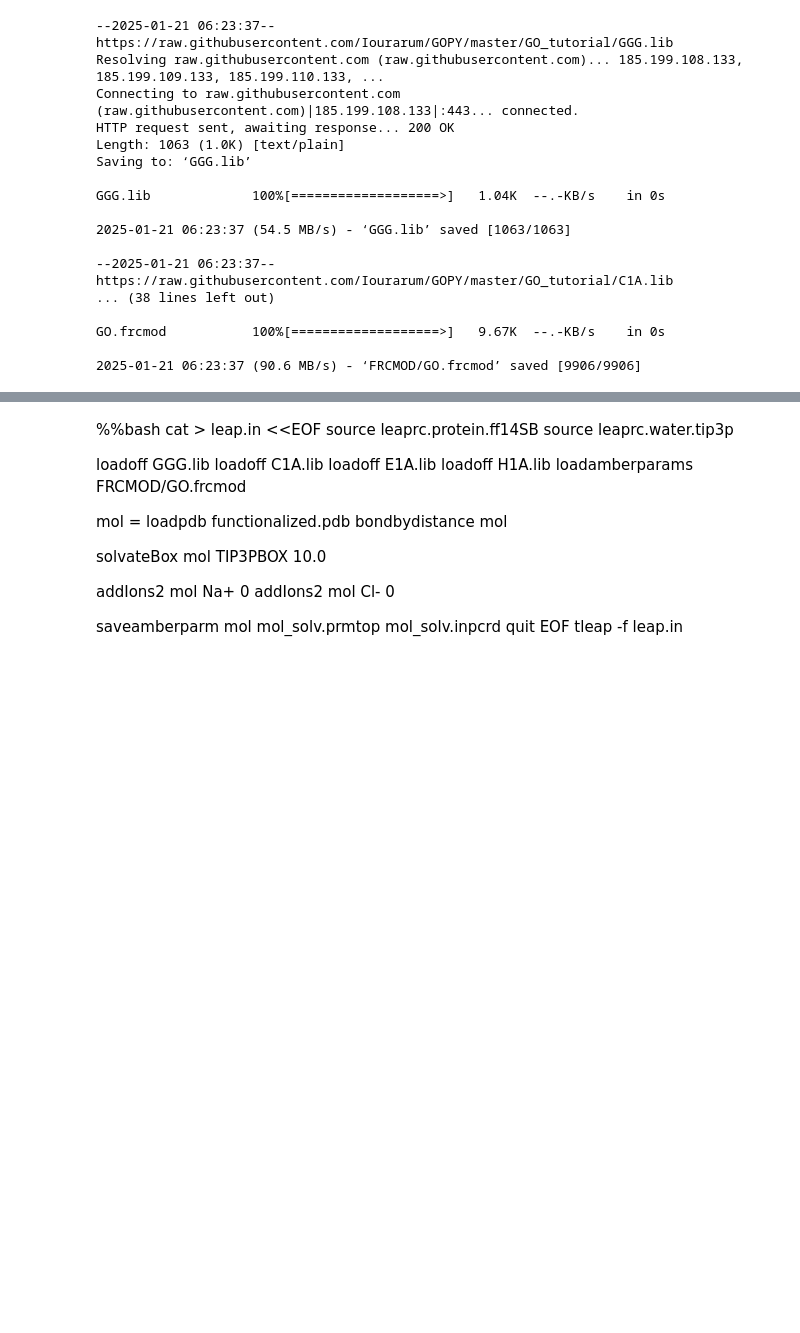
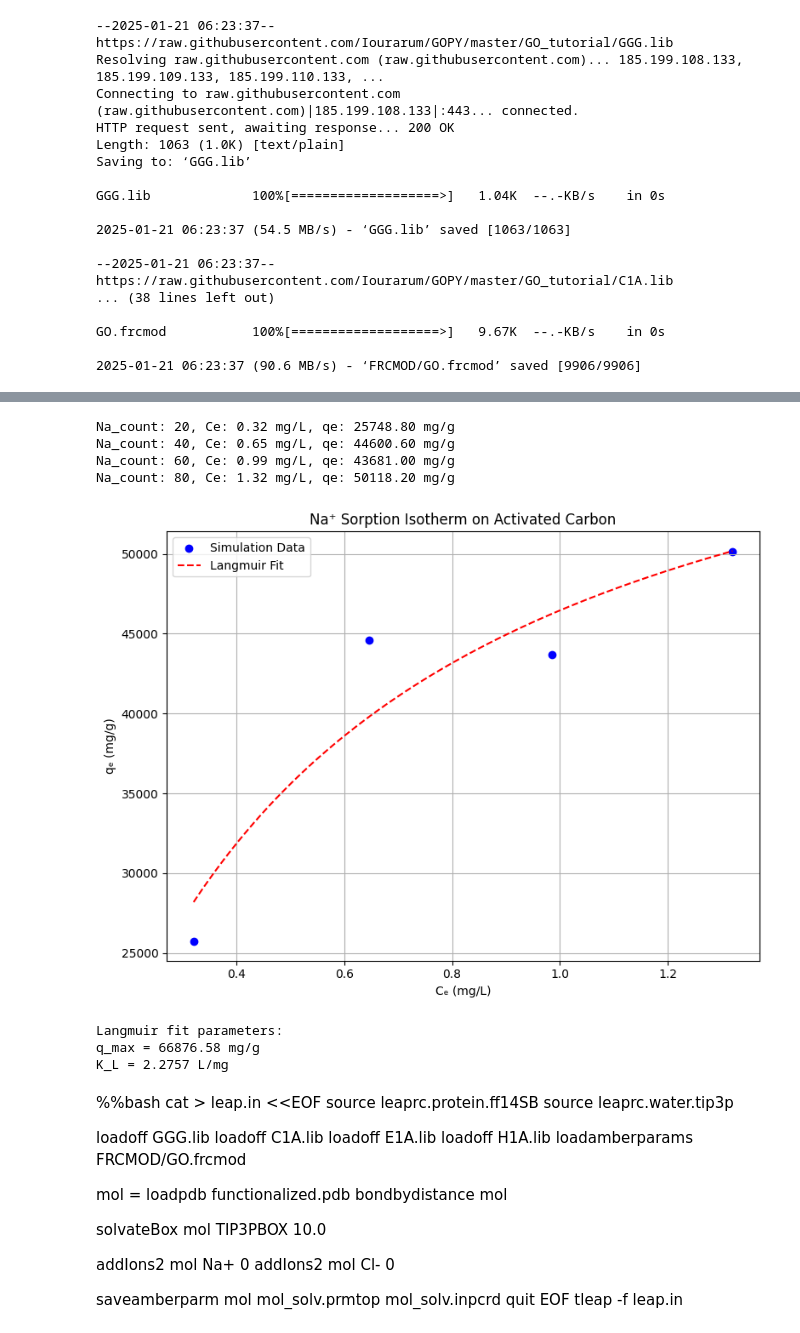
Before and after one commit to sushirito/Molecular-Dynamics, a Jupyter notebook: OpenMM_Scripting.ipynb, the cells around one changed output, grey strips where cells are left out. Cells and saved outputs as stored; diff of their text form; code cells hidden in the pictures; blank space fills up the shorter version.

Commit message:
Langmuir plots over Na+ concentrations.

```diff
--- a/OpenMM_Scripting.ipynb
+++ b/OpenMM_Scripting.ipynb
@@ -78,0 +200,47 @@ GO.frcmod           100%[===================>]   9.67K  --.-KB/s    in 0s
+# %%
+import numpy as np
+import matplotlib.pyplot as plt
+from scipy.optimize import curve_fit
+
+Na_counts = [20, 40, 60, 80]  # example Na⁺ counts
+box_dims = (150.0, 150.0, 100.0)
+Ce_values = []
+qe_values = []
+
+for count in Na_counts:
+    Ce, qe = run_simulation_and_analyze(count, box_dims, mass_adsorbent=1.0, initial_counts={'Na': count})
+    Ce_values.append(Ce)
+    qe_values.append(qe)
+    print(f"Na_count: {count}, Ce: {Ce:.2f} mg/L, qe: {qe:.2f} mg/g")
+
+# Langmuir isotherm fitting and plotting
+def langmuir(C, q_max, K_L):
+    return (q_max * K_L * C) / (1 + K_L * C)
+
+params, _ = curve_fit(langmuir, Ce_values, qe_values, p0=[max(qe_values), 0.1])
+q_max, K_L = params
+
+Ce_fit = np.linspace(min(Ce_values), max(Ce_values), 100)
+qe_fit = langmuir(Ce_fit, *params)
+
+plt.figure(figsize=(8, 6))
+plt.scatter(Ce_values, qe_values, c='b', label='Simulation Data')
+plt.plot(Ce_fit, qe_fit, 'r--', label='Langmuir Fit')
+plt.xlabel('Cₑ (mg/L)')
+plt.ylabel('qₑ (mg/g)')
+plt.title('Na⁺ Sorption Isotherm on Activated Carbon')
+plt.legend()
+plt.grid(True)
+plt.tight_layout()
+plt.show()
+
+print(f"Langmuir fit parameters:\nq_max = {q_max:.2f} mg/g\nK_L = {K_L:.4f} L/mg")
+# %% [output]
+Na_count: 20, Ce: 0.32 mg/L, qe: 25748.80 mg/g
+Na_count: 40, Ce: 0.65 mg/L, qe: 44600.60 mg/g
+Na_count: 60, Ce: 0.99 mg/L, qe: 43681.00 mg/g
+Na_count: 80, Ce: 1.32 mg/L, qe: 50118.20 mg/g
+[figure, added]
+Langmuir fit parameters:
+q_max = 66876.58 mg/g
+K_L = 2.2757 L/mg
```
Also changed, not shown: parts of 4 cells of this notebook.
